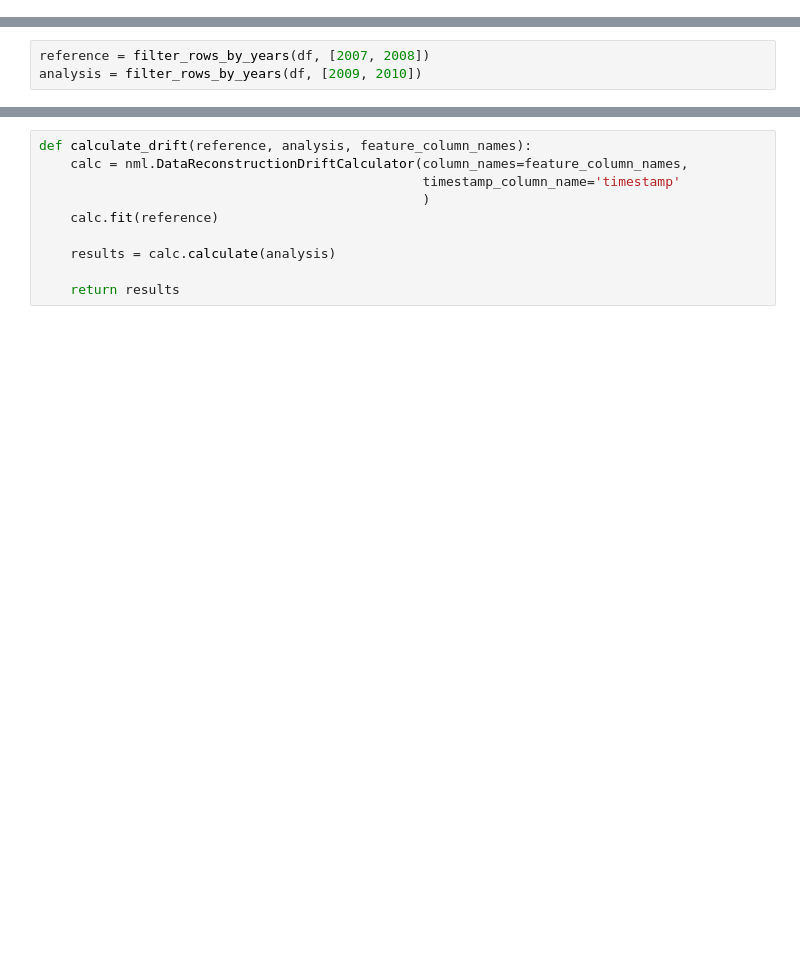
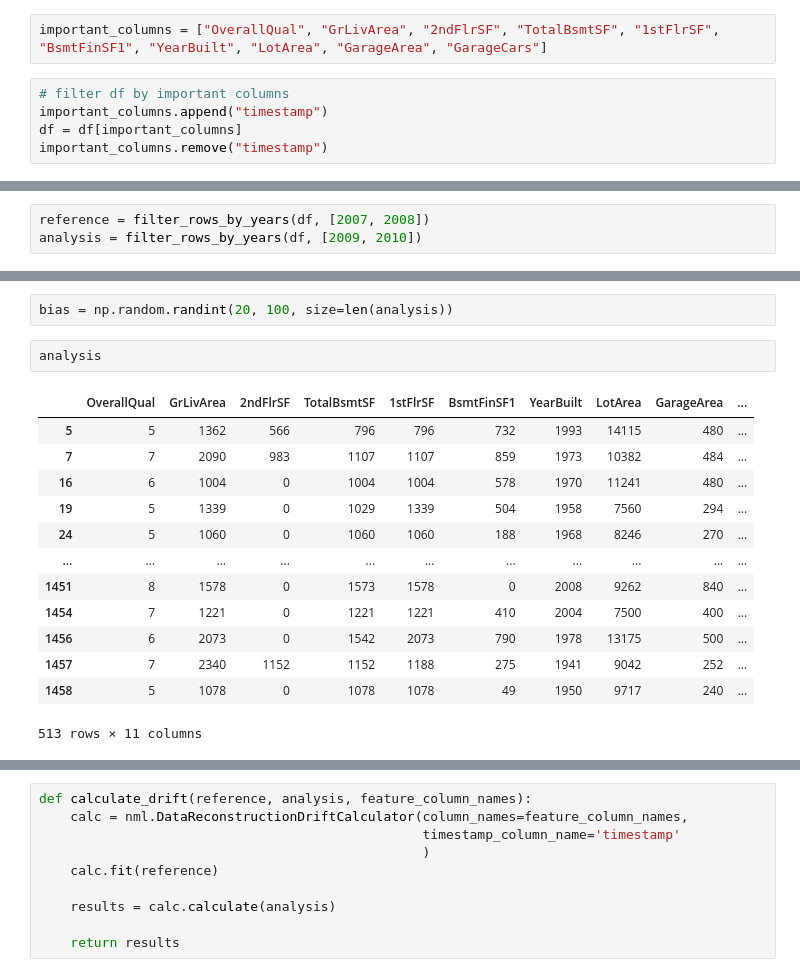
Before and after one commit to joicepreuss/mlops-nova-project, a Jupyter notebook: notebooks/data_check.ipynb, the cells around one changed output, grey strips where cells are left out. Cells and saved outputs as stored; diff of their text form; blank space fills up the shorter version.

```diff
--- a/notebooks/data_check.ipynb
+++ b/notebooks/data_check.ipynb
@@ -62,0 +48,7 @@ def filter_rows_by_years(df, years, months=None):
+# %%
+important_columns = ["OverallQual", "GrLivArea", "2ndFlrSF", "TotalBsmtSF", "1stFlrSF", "BsmtFinSF1", "YearBuilt", "LotArea", "GarageArea", "GarageCars"]
+# %%
+# filter df by important columns
+important_columns.append("timestamp")
+df = df[important_columns]
+important_columns.remove("timestamp")
@@ -78,0 +94,18 @@ feature_column_names = ["MSSubClass",
+# %%
+bias = np.random.randint(20, 100, size=len(analysis))
+# %%
+analysis
+# %% [output]
+|  | OverallQual | GrLivArea | 2ndFlrSF | TotalBsmtSF | 1stFlrSF | BsmtFinSF1 | YearBuilt | LotArea | GarageArea | ... |
+| 5 | 5 | 1362 | 566 | 796 | 796 | 732 | 1993 | 14115 | 480 | ... |
+| 7 | 7 | 2090 | 983 | 1107 | 1107 | 859 | 1973 | 10382 | 484 | ... |
+| 16 | 6 | 1004 | 0 | 1004 | 1004 | 578 | 1970 | 11241 | 480 | ... |
+| 19 | 5 | 1339 | 0 | 1029 | 1339 | 504 | 1958 | 7560 | 294 | ... |
+| 24 | 5 | 1060 | 0 | 1060 | 1060 | 188 | 1968 | 8246 | 270 | ... |
+| ... | ... | ... | ... | ... | ... | ... | ... | ... | ... | ... |
+| 1451 | 8 | 1578 | 0 | 1573 | 1578 | 0 | 2008 | 9262 | 840 | ... |
+| 1454 | 7 | 1221 | 0 | 1221 | 1221 | 410 | 2004 | 7500 | 400 | ... |
+| 1456 | 6 | 2073 | 0 | 1542 | 2073 | 790 | 1978 | 13175 | 500 | ... |
+| 1457 | 7 | 2340 | 1152 | 1152 | 1188 | 275 | 1941 | 9042 | 252 | ... |
+| 1458 | 5 | 1078 | 0 | 1078 | 1078 | 49 | 1950 | 9717 | 240 | ... |
+513 rows × 11 columns
```
Also changed, not shown: parts of 38 cells of this notebook, 12 other files.
